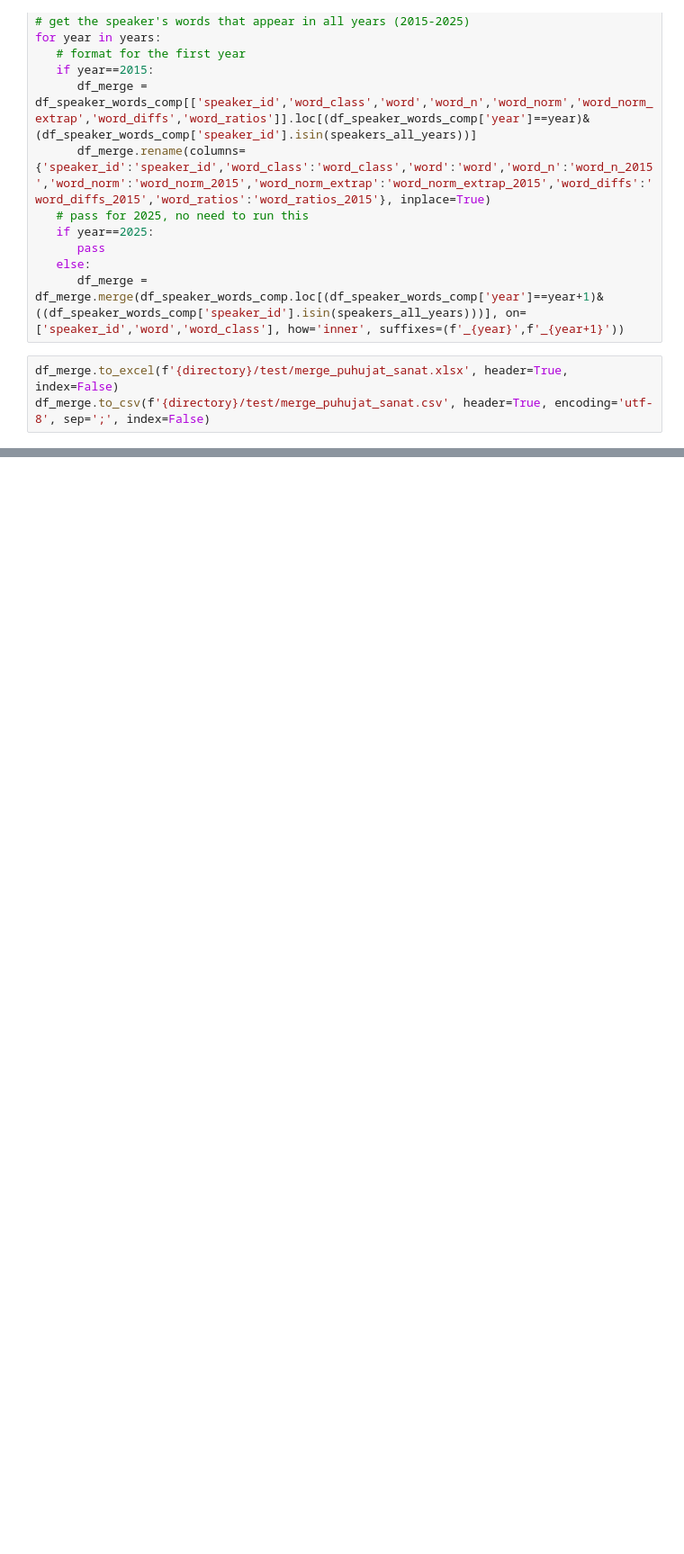
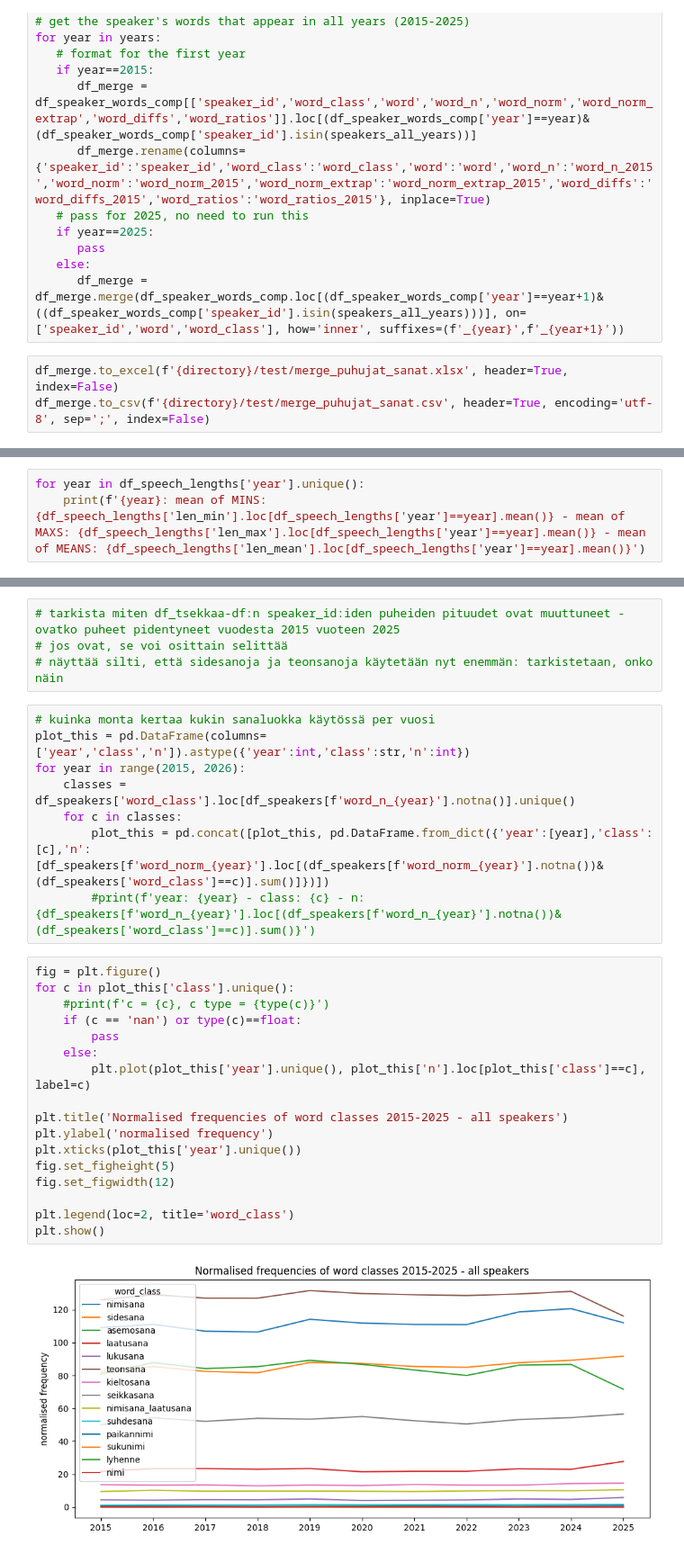
Before and after one commit to oarajala/ParliamentSampo_GenAI_detection, a Jupyter notebook: project/03b_analysis_person.ipynb, the cells around one changed output, grey strips where cells are left out. Shown at 90% size. Drawn from its saved outputs; the diff is of its cells as text; blank space fills up the shorter version.

```diff
--- a/project/03b_analysis_person.ipynb
+++ b/project/03b_analysis_person.ipynb
@@ -366,0 +479,3 @@ df.loc[(~df['word_class'].isin(['sidesana','teonsana']))&(df['year']==2024)].sor
+# %%
+for year in df_speech_lengths['year'].unique():
+    print(f'{year}: mean of MINS: {df_speech_lengths['len_min'].loc[df_speech_lengths['year']==year].mean()} - mean of MAXS: {df_speech_lengths['len_max'].loc[df_speech_lengths['year']==year].mean()} - mean of MEANS: {df_speech_lengths['len_mean'].loc[df_speech_lengths['year']==year].mean()}')
@@ -366,0 +588,31 @@ df.loc[(~df['word_class'].isin(['sidesana','teonsana']))&(df['year']==2024)].sor
+# %%
+# tarkista miten df_tsekkaa-df:n speaker_id:iden puheiden pituudet ovat muuttuneet - ovatko puheet pidentyneet vuodesta 2015 vuoteen 2025
+# jos ovat, se voi osittain selittää
+# näyttää silti, että sidesanoja ja teonsanoja käytetään nyt enemmän: tarkistetaan, onko näin
+# %%
+# kuinka monta kertaa kukin sanaluokka käytössä per vuosi
+plot_this = pd.DataFrame(columns=['year','class','n']).astype({'year':int,'class':str,'n':int})
+for year in range(2015, 2026):
+    classes = df_speakers['word_class'].loc[df_speakers[f'word_n_{year}'].notna()].unique()
+    for c in classes:
+        plot_this = pd.concat([plot_this, pd.DataFrame.from_dict({'year':[year],'class':[c],'n':[df_speakers[f'word_norm_{year}'].loc[(df_speakers[f'word_norm_{year}'].notna())&(df_speakers['word_class']==c)].sum()]})])
+        #print(f'year: {year} - class: {c} - n: {df_speakers[f'word_n_{year}'].loc[(df_speakers[f'word_n_{year}'].notna())&(df_speakers['word_class']==c)].sum()}')
+# %%
+fig = plt.figure()
+for c in plot_this['class'].unique():
+    #print(f'c = {c}, c type = {type(c)}')
+    if (c == 'nan') or type(c)==float:
+        pass
+    else:
+        plt.plot(plot_this['year'].unique(), plot_this['n'].loc[plot_this['class']==c], label=c)
+
+plt.title('Normalised frequencies of word classes 2015-2025 - all speakers')
+plt.ylabel('normalised frequency')
+plt.xticks(plot_this['year'].unique())
+fig.set_figheight(5)
+fig.set_figwidth(12)
+
+plt.legend(loc=2, title='word_class')
+plt.show()
+# %% [output]
+[figure, added]
```
Also changed, not shown: parts of 19 cells of this notebook, 1 other file.
